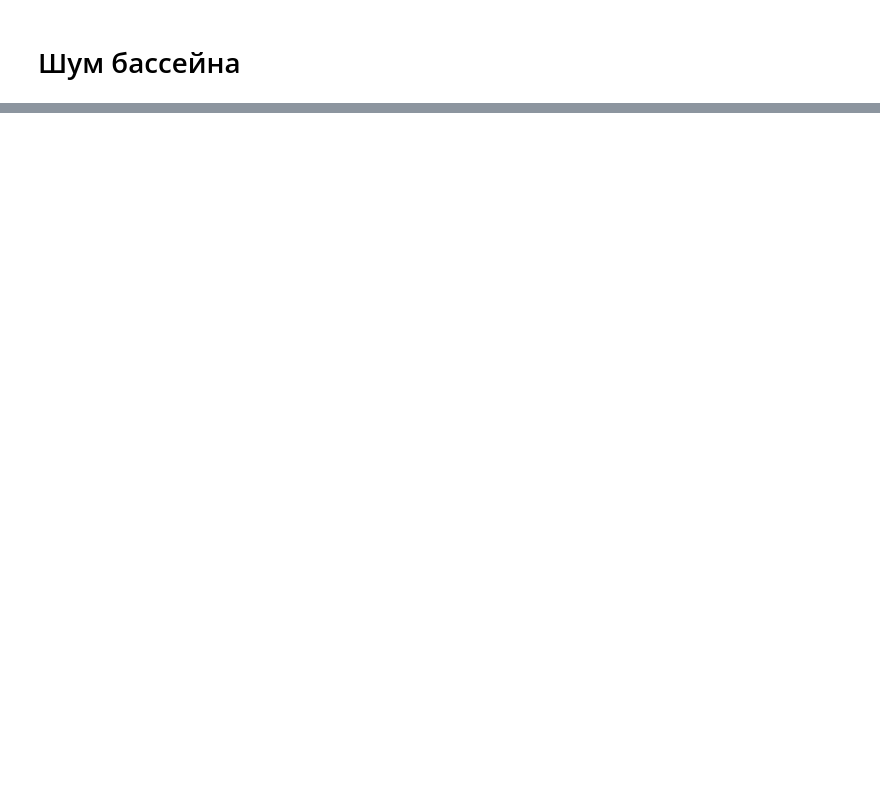
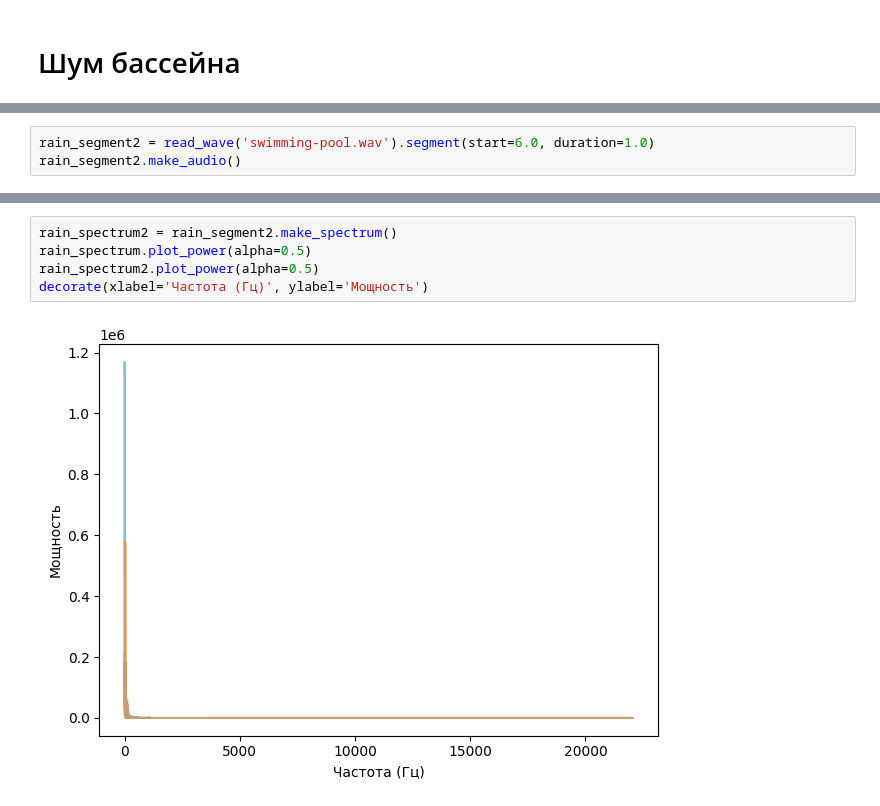
Before and after one commit to polynass/telecom24, a Jupyter notebook: lab4/lab4.ipynb, the cells around one changed output, grey strips where cells are left out. Saved outputs shown, nothing was run; the diff lists cells and outputs as text; blank space fills up the shorter version.

```diff
--- a/lab4/lab4.ipynb
+++ b/lab4/lab4.ipynb
@@ -27,0 +48,3 @@ rain_segment.make_audio()
+# %%
+rain_segment2 = read_wave('swimming-pool.wav').segment(start=6.0, duration=1.0)
+rain_segment2.make_audio()
@@ -27,0 +53,7 @@ rain_segment.make_audio()
+# %%
+rain_spectrum2 = rain_segment2.make_spectrum()
+rain_spectrum.plot_power(alpha=0.5)
+rain_spectrum2.plot_power(alpha=0.5)
+decorate(xlabel='Частота (Гц)', ylabel='Мощность')
+# %% [output]
+[figure, added]
```
Also changed, not shown: parts of 61 cells of this notebook, 13 other files.
